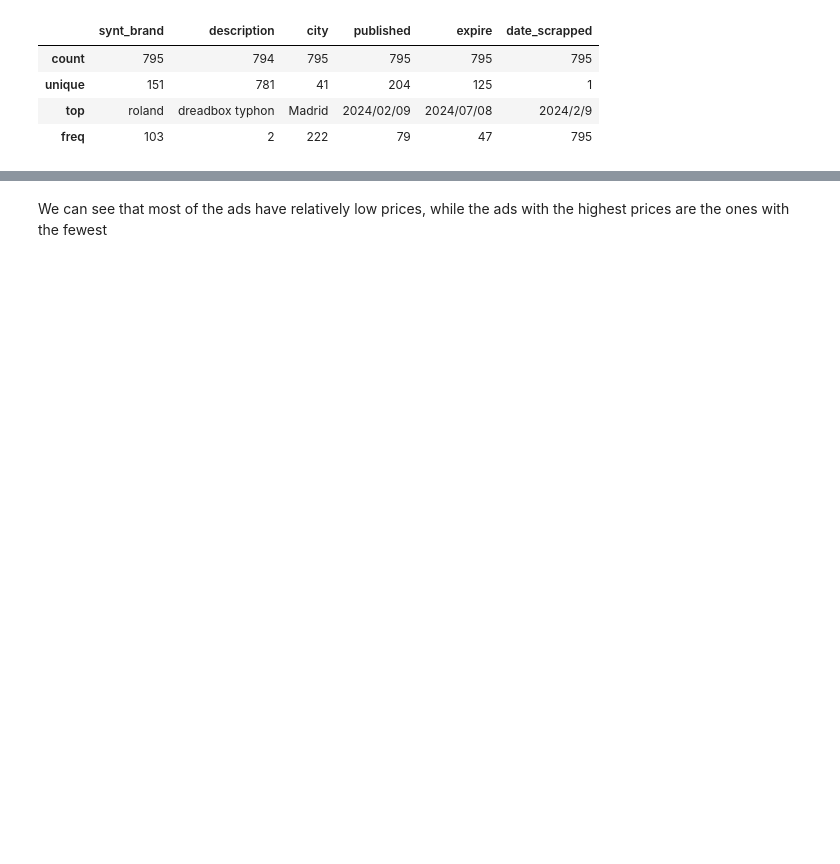
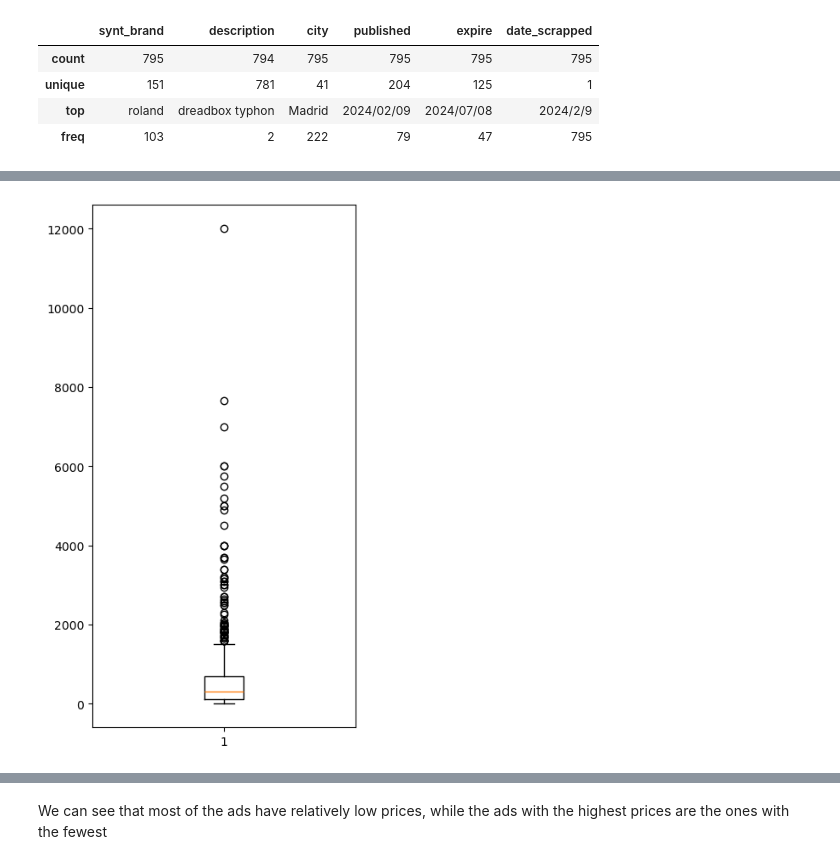
Before and after one commit to albertjimrod/ScraperETL-EDA-ML-Personal, a Jupyter notebook: project_5/EDA_hispasonic.ipynb, the cells around one changed output, grey strips where cells are left out. Drawn from its saved outputs; the diff is of its cells as text; code cells hidden in the pictures; blank space fills up the shorter version.

```diff
--- a/project_5/EDA_hispasonic.ipynb
+++ b/project_5/EDA_hispasonic.ipynb
@@ -500,0 +416,11 @@ plt.show()
+# %%
+# Outliers taken
+
+fig = plt.figure(figsize =(4, 8))
+arr = df_january["price"]
+
+plt.boxplot(arr)
+
+plt.show()
+# %% [output]
+[figure, added]
```
Also changed, not shown: parts of 86 cells of this notebook.
